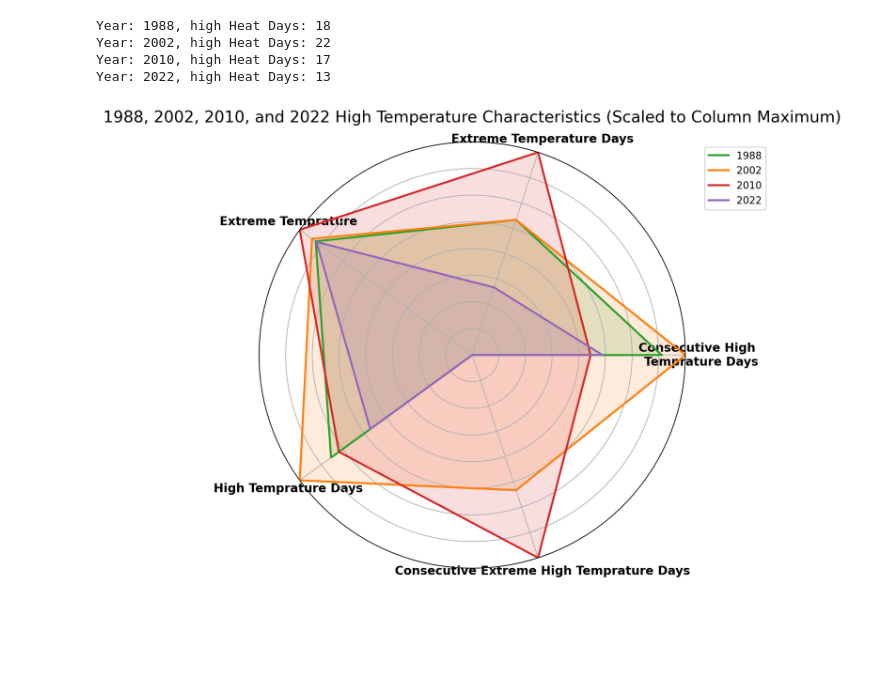
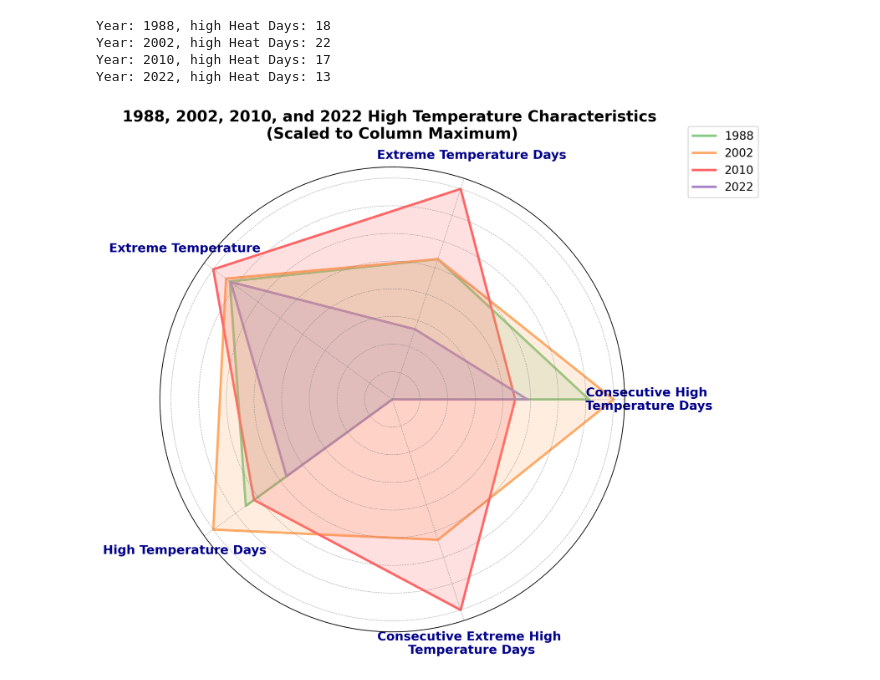
Before and after one commit to AryaAvery/rces-assignments, a Jupyter notebook: Project/final/final.ipynb, the cells around one changed output. Saved outputs shown, nothing was run; the diff lists cells and outputs as text; code cells hidden in the pictures; blank space fills up the shorter version.

```diff
--- a/Project/final/final.ipynb
+++ b/Project/final/final.ipynb
@@ -379,68 +488,52 @@ Year: 2002, high Heat Days: 22
 Year: 2010, high Heat Days: 17
 Year: 2022, high Heat Days: 13
 # %%
-import matplotlib.pyplot as plt
-import numpy as np
-
-# 1. 定义数据和标签
-labels = ['Consecutive High \n Temprature Days', 'Extreme Temperature Days', 'Extreme Temprature', 'High Temprature Days', 'Consecutive Extreme High Temprature Days']
+labels = ['Consecutive High \nTemperature Days', 'Extreme Temperature Days', 'Extreme Temperature',
+          'High Temperature Days', 'Consecutive Extreme High \nTemperature Days']
 data_1988 = [16.0, 2, 35.61, 18, 0.0]
 data_2002 = [18.0, 2, 36.44, 22, 2.0]
 data_2010 = [10.0, 3, 39.24, 17, 3.0]
 data_2022 = [11.0, 1, 35.43, 13, 0.0]
 
-# 将所有数据放入一个矩阵中，便于逐列计算最大值
 data_matrix = np.array([data_1988, data_2002, data_2010, data_2022])
 
-# 2. 计算每列的最大值
 max_values = np.max(data_matrix, axis=0)
-
-# 3. 对每年的数据进行缩放
 scaled_data_1988 = (np.array(data_1988) / max_values) * 40
 scaled_data_2002 = (np.array(data_2002) / max_values) * 40
 scaled_data_2010 = (np.array(data_2010) / max_values) * 40
 scaled_data_2022 = (np.array(data_2022) / max_values) * 40
 
-# 4. 计算每个顶点的角度（五边形均匀分布）
 angles = np.linspace(0, 2 * np.pi, len(labels), endpoint=False).tolist()
-
-# 5. 添加第一个点到末尾，使得图形闭合
 scaled_data_1988 = np.concatenate((scaled_data_1988, [scaled_data_1988[0]]))
 scaled_data_2002 = np.concatenate((scaled_data_2002, [scaled_data_2002[0]]))
 scaled_data_2010 = np.concatenate((scaled_data_2010, [scaled_data_2010[0]]))
 scaled_data_2022 = np.concatenate((scaled_data_2022, [scaled_data_2022[0]]))
 angles += angles[:1]
 
-# 6. 创建图形
-fig, ax = plt.subplots(figsize=(8, 8), dpi=100, subplot_kw=dict(polar=True))
+fig, ax = plt.subplots(figsize=(10, 10), dpi=100, subplot_kw=dict(polar=True))
 
-# 7. 绘制每个年份的数据（使用比例缩放后的数据）
-ax.plot(angles, scaled_data_1988, color='#2CA02C', linewidth=2, label='1988')
-ax.plot(angles, scaled_data_2002, color='#FF7F0E', linewidth=2, label='2002')
-ax.plot(angles, scaled_data_2010, color='#D62728', linewidth=2, label='2010')
-ax.plot(angles, scaled_data_2022, color='#9467BD', linewidth=2, label='2022')
+ax.plot(angles, scaled_data_1988, color='#88CC88', linewidth=2.5, label='1988',zorder = 0)
+ax.plot(angles, scaled_data_2002, color='#FFAA66', linewidth=2.5, label='2002',zorder = 0)
+ax.plot(angles, scaled_data_2010, color='#FF6666', linewidth=2.5, label='2010',zorder = 0)
+ax.plot(angles, scaled_data_2022, color='#AA88CC', linewidth=2.5, label='2022',zorder = 0)
 
-# 8. 填充区域
-ax.fill(angles, scaled_data_1988, color='#2CA02C', alpha=0.15)
-ax.fill(angles, scaled_data_2002, color='#FF7F0E', alpha=0.15)
-ax.fill(angles, scaled_data_2010, color='#D62728', alpha=0.15)
-ax.fill(angles, scaled_data_2022, color='#9467BD', alpha=0.15)
+ax.fill(angles, scaled_data_1988, color='#88CC88', alpha=0.2,zorder = 0)
+ax.fill(angles, scaled_data_2002, color='#FFAA66', alpha=0.2,zorder = 0)
+ax.fill(angles, scaled_data_2010, color='#FF6666', alpha=0.2,zorder = 0)
+ax.fill(angles, scaled_data_2022, color='#AA88CC', alpha=0.2,zorder = 0)
 
-# 9. 设置标签
-ax.set_yticklabels([])  # 隐藏半径标签
+ax.set_yticklabels([], zorder = 3)
 ax.set_xticks(angles[:-1])
-ax.set_xticklabels(labels, fontsize=12, fontweight='bold')
+ax.set_xticklabels(labels, fontsize=13, fontweight='bold', color='darkblue')
+ax.tick_params(axis='x', pad=15)
 
-# 10. 设置统一的最大值为 40
-ax.set_ylim(0, 40)
+ax.grid(color="gray", linestyle="--", linewidth=0.5, alpha=0.7)
 
+plt.title("1988, 2002, 2010, and 2022 High Temperature Characteristics \n(Scaled to Column Maximum)",
+          fontsize=16, fontweight='bold', pad=30, color='k')
+ax.legend(loc='upper right', bbox_to_anchor=(1.3, 1.1), fontsize=12, frameon=True, fancybox=True, framealpha=0.8)
 
-# 11. 图例
-ax.legend(loc='upper right', bbox_to_anchor=(1.2, 1))
-
-# 12. 调整布局并展示
 plt.tight_layout()
-plt.title("1988, 2002, 2010, and 2022 High Temperature Characteristics (Scaled to Column Maximum)", fontsize=16, pad=20)
 plt.show()
 # %% [output]
-[figure, old version]
+[figure, new version]
```
Also changed, not shown: parts of 30 cells of this notebook, 2 other files.
